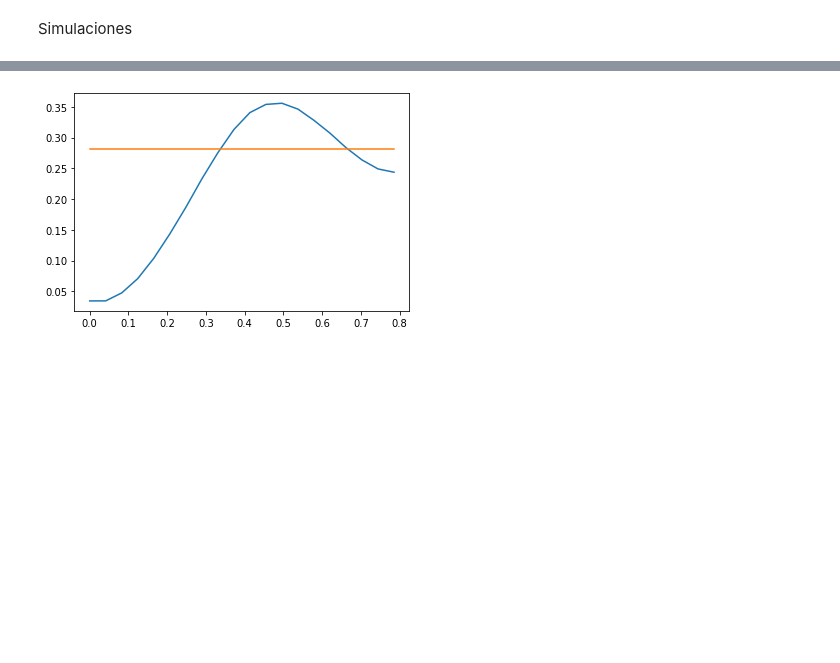
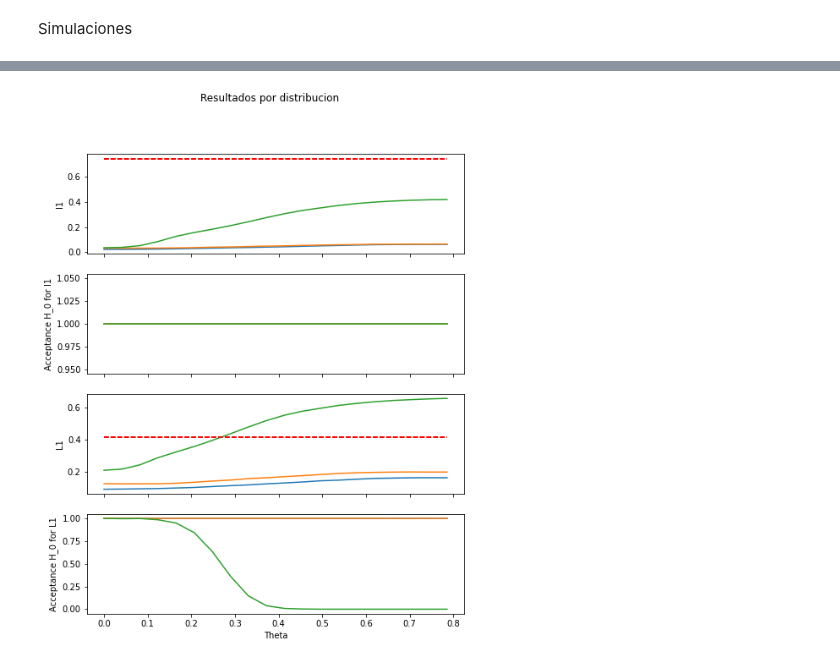
Before and after one commit to MartinVIllesca/Curso-teoria-informacion, a Jupyter notebook: simulacionesProyecto.ipynb, the cells around one changed output, grey strips where cells are left out. Saved outputs shown, nothing was run; the diff lists cells and outputs as text; code cells hidden in the pictures; blank space fills up the shorter version.

Commit message:
building distributions

```diff
--- a/simulacionesProyecto.ipynb
+++ b/simulacionesProyecto.ipynb
@@ -10,7 +10,7 @@ import numpy as np
 import matplotlib.pyplot as plt
 # %%
 def samplear(distribution, params):
-    return np.concatenate([distribution(**param) for param in params])
+    return np.concatenate([distribution(**param, size=int(n_samples / len(params))) for param in params])
 # %% [markdown]
 ## Estadístico basado en norma $L_1$
 
@@ -234,29 +234,33 @@ plotear = False
 # %%
 
 distributions = [
-    ['chisquare', np.random.chisquare,
-     [{'df': 3, 'size': 100},
-      {'df': 2, 'size': 100},
-      {'df': 4, 'size': 100},
-      {'df': 2, 'size': 100}],
-     [{'df': 3, 'size': 100},
-      {'df': 2, 'size': 100},
-      {'df': 4, 'size': 100},
-      {'df': 2, 'size': 100}]],
-    ['normal', np.random.normal,
-     [{'loc':-2, 'scale': 0.5, 'size': 100},
-      {'loc': 2, 'scale': 0.5, 'size': 100},
-      {'loc':-2, 'scale': 0.5, 'size': 100},
-      {'loc': 2, 'scale': 0.5, 'size': 100}],
-     [{'loc':-2, 'scale': 0.5, 'size': 100},
-      {'loc':-2, 'scale': 0.5, 'size': 100},
-      {'loc': 2, 'scale': 0.5, 'size': 100},
-      {'loc': 2, 'scale': 0.5, 'size': 100}]],
+    ['t-student', np.random.standard_t,
+     [{'df': 3}],
+     [{'df': 3}]],
+    ['double exponential', np.random.laplace,
+     [{'loc':3, 'scale':1}],
+     [{'loc':3, 'scale':1}]],
     ['uniform', np.random.uniform,
-     [{'high': 2, 'size': 200},
-      {'high': 1, 'size': 200}],
-     [{'high': 1, 'size': 200},
-      {'high': 2, 'size': 200}]]
+     [{'low': -3, 'high': 3}],
+     [{'low': -1, 'high': 1}]],
+#     ['chisquare', np.random.chisquare,
+#      [{'df': 3},
+#       {'df': 2},
+#       {'df': 4},
+#       {'df': 2}],
+#      [{'df': 3},
+#       {'df': 2},
+#       {'df': 4},
+#       {'df': 2}]],
+#     ['normal', np.random.normal,
+#      [{'loc':-2, 'scale': 0.5},
+#       {'loc': 2, 'scale': 0.5},
+#       {'loc':-2, 'scale': 0.5},
+#       {'loc': 2, 'scale': 0.5}],
+#      [{'loc':-2, 'scale': 0.5},
+#       {'loc':-2, 'scale': 0.5},
+#       {'loc': 2, 'scale': 0.5},
+#       {'loc': 2, 'scale': 0.5}]],
 ]
 
 L1 = []
@@ -266,9 +270,23 @@ I1 = []
 umbralI1 = []
 acceptanceI1 = []
 
+fig, axs = plt.subplots(4, sharex=True, figsize=(8,10))
+fig.suptitle('Resultados por distribucion')
+axs[0].set_ylabel('I1')
+axs[1].set_ylabel('Acceptance H_0 for I1')
+axs[2].set_ylabel('L1')
+axs[3].set_ylabel('Acceptance H_0 for L1')
+axs[3].set_xlabel('Theta')
+
 for name, distribution, paramsX, paramsY in distributions:
     print('{}'.format(name))
     [L1_, uL1, accL1, I1_, uI1, accI1] = run(distribution, paramsX, paramsY)
+
+    axs[0].plot(Theta, I1_, ls='solid', label=name), axs[0].plot(Theta, uI1, ls='dashed', c='r')
+    axs[1].plot(Theta, accI1)
+
+    axs[2].plot(Theta, L1_, ls='solid', label=name), axs[2].plot(Theta, uL1, ls='dashed', c='r')
+    axs[3].plot(Theta, accL1)
 
     L1.append(L1_)
     umbralL1.append(uL1)
@@ -277,6 +295,9 @@ for name, distribution, paramsX, paramsY in distributions:
     umbralI1.append(uI1)
     acceptanceI1.append(accI1)
     print()
+
+# plt.legend()
+plt.show()
 
 L1 = np.array(L1)
 umbralL1 = np.array(umbralL1)
@@ -294,13 +315,18 @@ acceptanceI1 = np.mean(acceptanceI1, axis=0)
 
 
 
-plt.plot(Theta, I1), plt.plot(Theta, umbralI1)
+fig, axs = plt.subplots(4, sharex=True, figsize=(8,10))
+fig.suptitle('Resultados agregados')
+axs[0].set_ylabel('I1')
+axs[1].set_ylabel('Acceptance H_0 for I1')
+axs[2].set_ylabel('L1')
+axs[3].set_ylabel('Acceptance H_0 for L1')
+axs[3].set_xlabel('Theta')
+
+axs[0].plot(Theta, I1), axs[0].plot(Theta, umbralI1)
+axs[1].plot(Theta, acceptanceI1)
+
+axs[2].plot(Theta, L1), axs[2].plot(Theta, umbralL1)
+axs[3].plot(Theta, acceptanceL1)
 plt.show()
-plt.plot(Theta, L1), plt.plot(Theta, umbralL1)
-plt.show()
-
-plt.plot(Theta, acceptanceI1)
-plt.show()
-plt.plot(Theta, acceptanceL1)
-plt.show()
 # %% [output]
@@ -313 +339 @@ uniform
-[figure, old version]
+[figure, new version]
```
Also changed, not shown: parts of 7 cells of this notebook.
